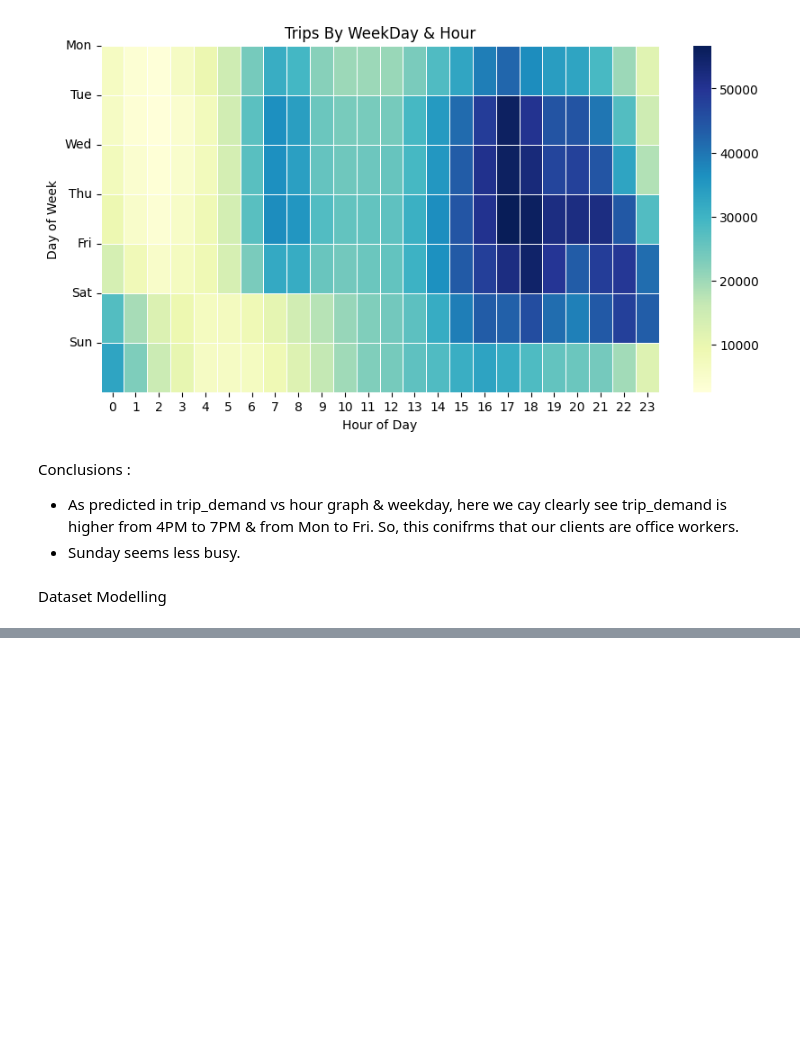
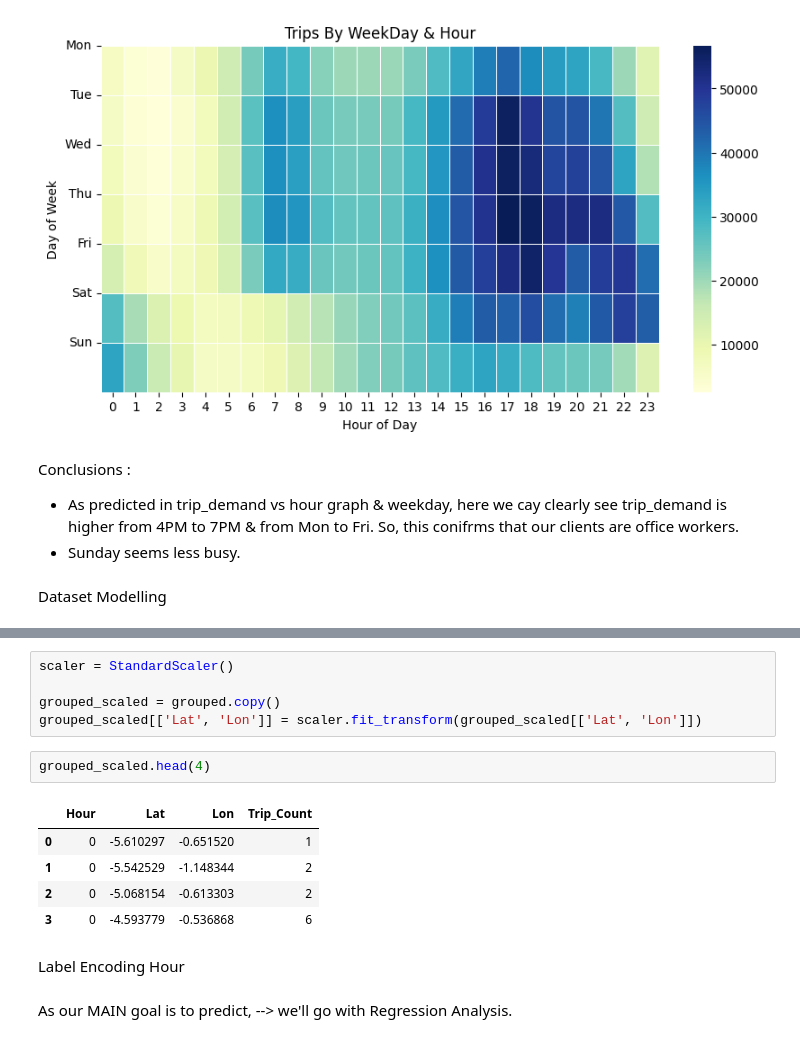
Before and after one commit to ssnannaware27/Ride_Demand_Prediction_UBER, a Jupyter notebook: Notebook/ride_demand_prediction.ipynb, the cells around one changed output, grey strips where cells are left out. Cells and saved outputs as stored; diff of their text form; blank space fills up the shorter version.

```diff
--- a/Notebook/ride_demand_prediction.ipynb
+++ b/Notebook/ride_demand_prediction.ipynb
@@ -172,0 +214,17 @@ Dataset Modelling
+# %%
+scaler = StandardScaler()
+
+grouped_scaled = grouped.copy()
+grouped_scaled[['Lat', 'Lon']] = scaler.fit_transform(grouped_scaled[['Lat', 'Lon']])
+# %%
+grouped_scaled.head(4)
+# %% [output]
+|  | Hour | Lat | Lon | Trip_Count |
+| 0 | 0 | -5.610297 | -0.651520 | 1 |
+| 1 | 0 | -5.542529 | -1.148344 | 2 |
+| 2 | 0 | -5.068154 | -0.613303 | 2 |
+| 3 | 0 | -4.593779 | -0.536868 | 6 |
+# %% [markdown]
+Label Encoding Hour
+# %% [markdown]
+As our MAIN goal is to predict, --> we'll go with Regression Analysis.
```
Also changed, not shown: parts of 14 cells of this notebook, 1 other file.
